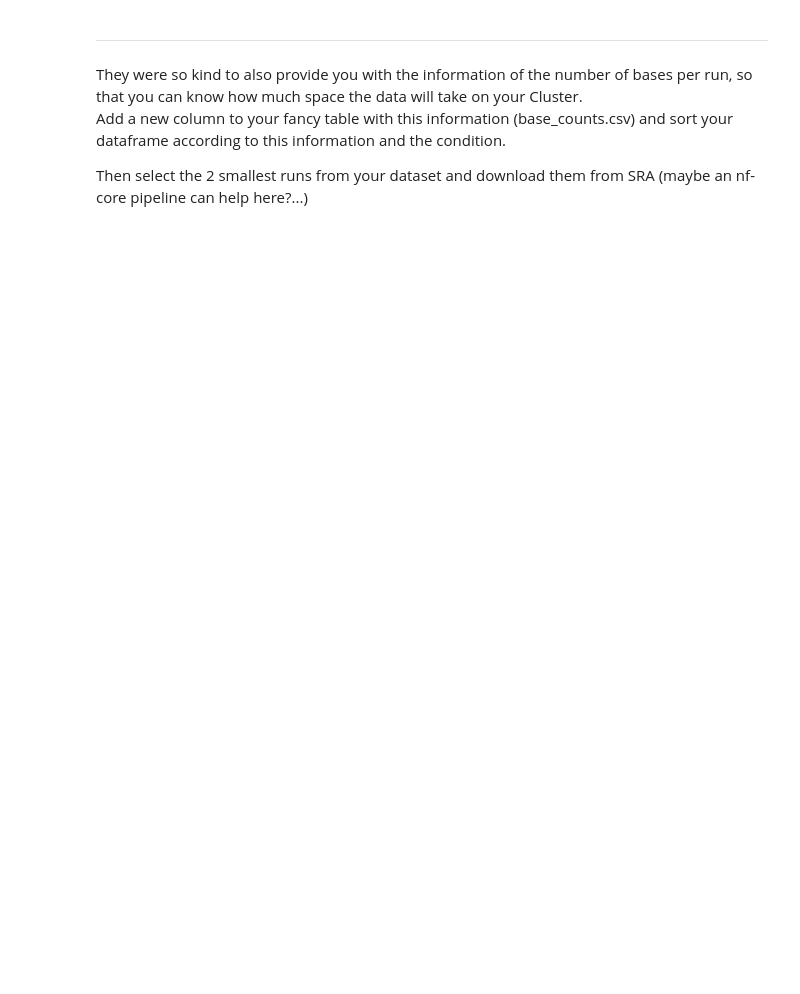
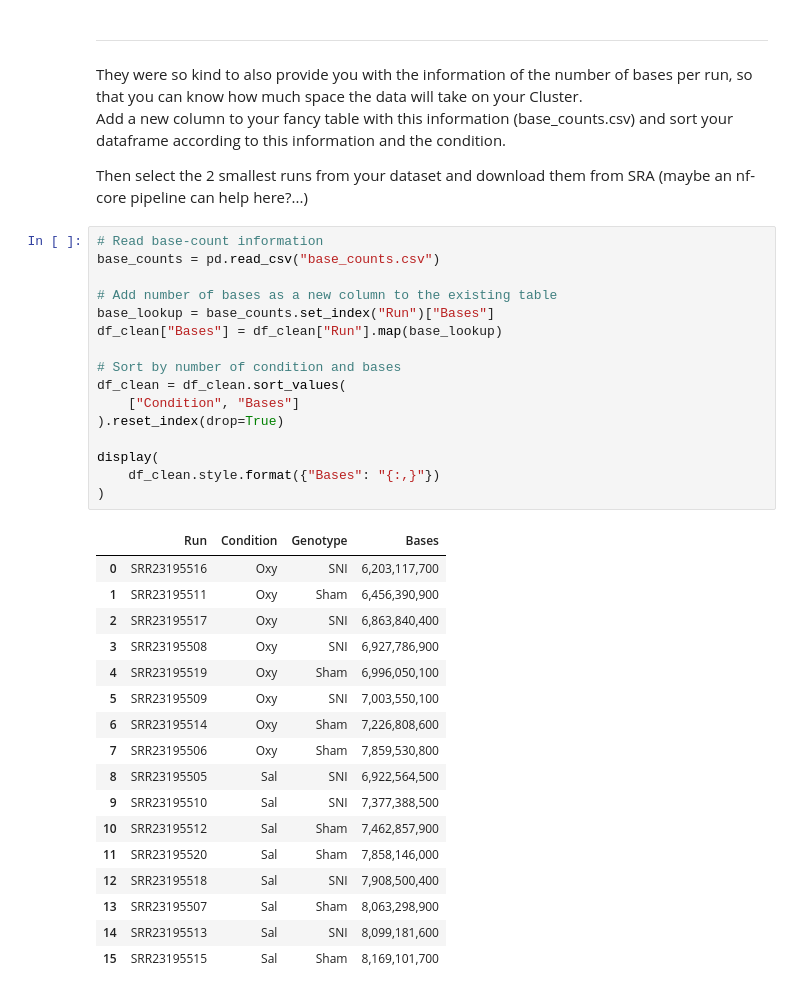
Before and after one commit to CleoStueber/computational-workflows-2026, a Jupyter notebook: day_02/day_02.ipynb, the cells around one changed output. Cells and saved outputs as stored; diff of their text form; blank space fills up the shorter version.

```diff
--- a/day_02/day_02.ipynb
+++ b/day_02/day_02.ipynb
@@ -185,3 +178,37 @@ They were so kind to also provide you with the information of the number of base
 Add a new column to your fancy table with this information (base_counts.csv) and sort your dataframe according to this information and the condition.
 
 Then select the 2 smallest runs from your dataset and download them from SRA (maybe an nf-core pipeline can help here?...)
+# %%
+# Read base-count information
+base_counts = pd.read_csv("base_counts.csv")
+
+# Add number of bases as a new column to the existing table
+base_lookup = base_counts.set_index("Run")["Bases"]
+df_clean["Bases"] = df_clean["Run"].map(base_lookup)
+
+# Sort by number of condition and bases
+df_clean = df_clean.sort_values(
+    ["Condition", "Bases"]
+).reset_index(drop=True)
+
+display(
+    df_clean.style.format({"Bases": "{:,}"})
+)
+# %% [output]
+|  | Run | Condition | Genotype | Bases |
+| 0 | SRR23195516 | Oxy | SNI | 6,203,117,700 |
+| 1 | SRR23195511 | Oxy | Sham | 6,456,390,900 |
+| 2 | SRR23195517 | Oxy | SNI | 6,863,840,400 |
+| 3 | SRR23195508 | Oxy | SNI | 6,927,786,900 |
+| 4 | SRR23195519 | Oxy | Sham | 6,996,050,100 |
+| 5 | SRR23195509 | Oxy | SNI | 7,003,550,100 |
+| 6 | SRR23195514 | Oxy | Sham | 7,226,808,600 |
+| 7 | SRR23195506 | Oxy | Sham | 7,859,530,800 |
+| 8 | SRR23195505 | Sal | SNI | 6,922,564,500 |
+| 9 | SRR23195510 | Sal | SNI | 7,377,388,500 |
+| 10 | SRR23195512 | Sal | Sham | 7,462,857,900 |
+| 11 | SRR23195520 | Sal | Sham | 7,858,146,000 |
+| 12 | SRR23195518 | Sal | SNI | 7,908,500,400 |
+| 13 | SRR23195507 | Sal | Sham | 8,063,298,900 |
+| 14 | SRR23195513 | Sal | SNI | 8,099,181,600 |
+| 15 | SRR23195515 | Sal | Sham | 8,169,101,700 |
```
Also changed, not shown: parts of 10 cells of this notebook, 1 other file.
